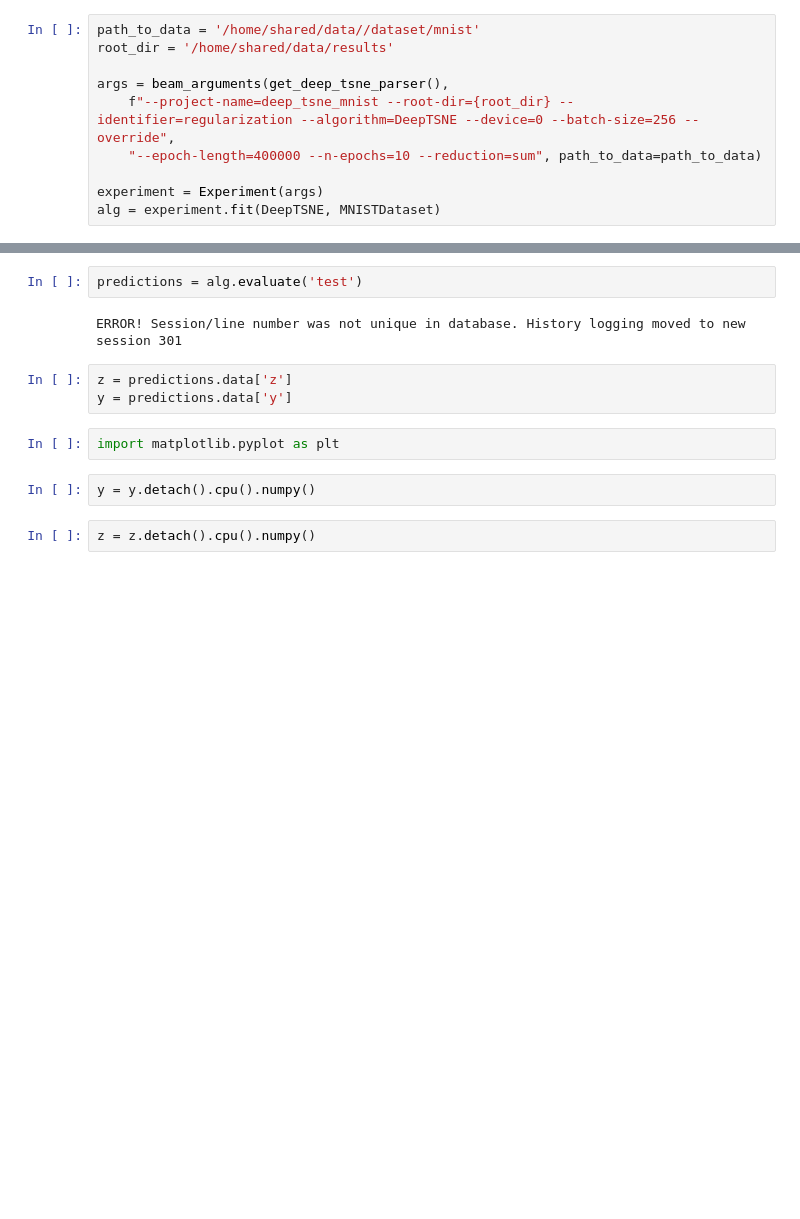
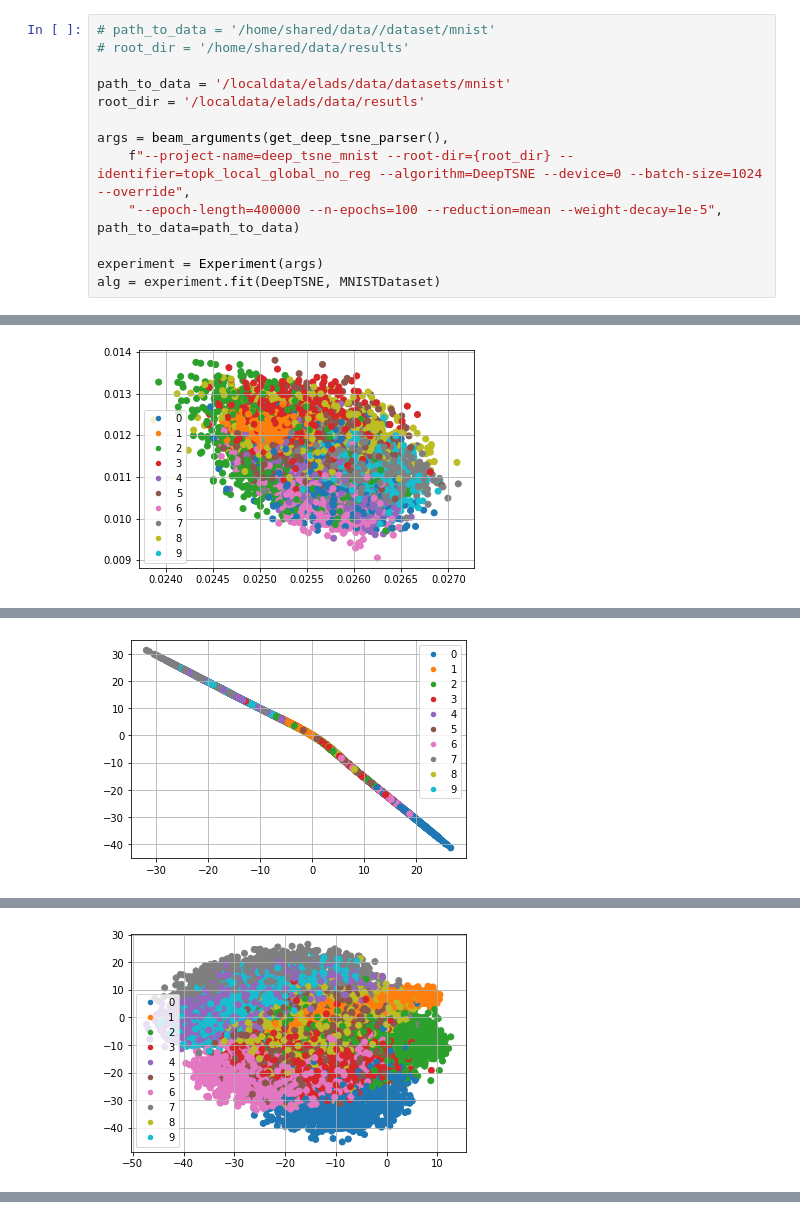
Before and after one commit to mlutils/beamds, a Jupyter notebook: notebooks/beam_deep_tsne.ipynb, the cells around one changed output, grey strips where cells are left out. Cells and saved outputs as stored; diff of their text form; blank space fills up the shorter version.

```diff
--- a/notebooks/beam_deep_tsne.ipynb
+++ b/notebooks/beam_deep_tsne.ipynb
@@ -22,12 +24,15 @@ from src.beam.utils import is_notebook
 
 from deep_tsne_example import DeepTSNE, MNISTDataset, get_deep_tsne_parser
 # %%
-path_to_data = '/home/shared/data//dataset/mnist'
-root_dir = '/home/shared/data/results'
+# path_to_data = '/home/shared/data//dataset/mnist'
+# root_dir = '/home/shared/data/results'
+
+path_to_data = '/localdata/elads/data/datasets/mnist'
+root_dir = '/localdata/elads/data/resutls'
 
 args = beam_arguments(get_deep_tsne_parser(),
-    f"--project-name=deep_tsne_mnist --root-dir={root_dir} --identifier=regularization --algorithm=DeepTSNE --device=0 --batch-size=256 --override",
-    "--epoch-length=400000 --n-epochs=10 --reduction=sum", path_to_data=path_to_data)
+    f"--project-name=deep_tsne_mnist --root-dir={root_dir} --identifier=topk_local_global_no_reg --algorithm=DeepTSNE --device=0 --batch-size=1024 --override",
+    "--epoch-length=400000 --n-epochs=100 --reduction=mean --weight-decay=1e-5", path_to_data=path_to_data)
 
 experiment = Experiment(args)
 alg = experiment.fit(DeepTSNE, MNISTDataset)
@@ -51,0 +57 @@ alg = experiment.fit(DeepTSNE, MNISTDataset)
+[figure, added]
@@ -68,0 +75 @@ alg = experiment.fit(DeepTSNE, MNISTDataset)
+[figure, added]
@@ -68,0 +93 @@ alg = experiment.fit(DeepTSNE, MNISTDataset)
+[figure, added]
@@ -69,13 +110,0 @@ alg = experiment.fit(DeepTSNE, MNISTDataset)
-# %%
-predictions = alg.evaluate('test')
-# %% [output]
-ERROR! Session/line number was not unique in database. History logging moved to new session 301
-# %%
-z = predictions.data['z']
-y = predictions.data['y']
-# %%
-import matplotlib.pyplot as plt
-# %%
-y = y.detach().cpu().numpy()
-# %%
-z = z.detach().cpu().numpy()
```
Also changed, not shown: parts of 14 cells of this notebook, 4 other files.
